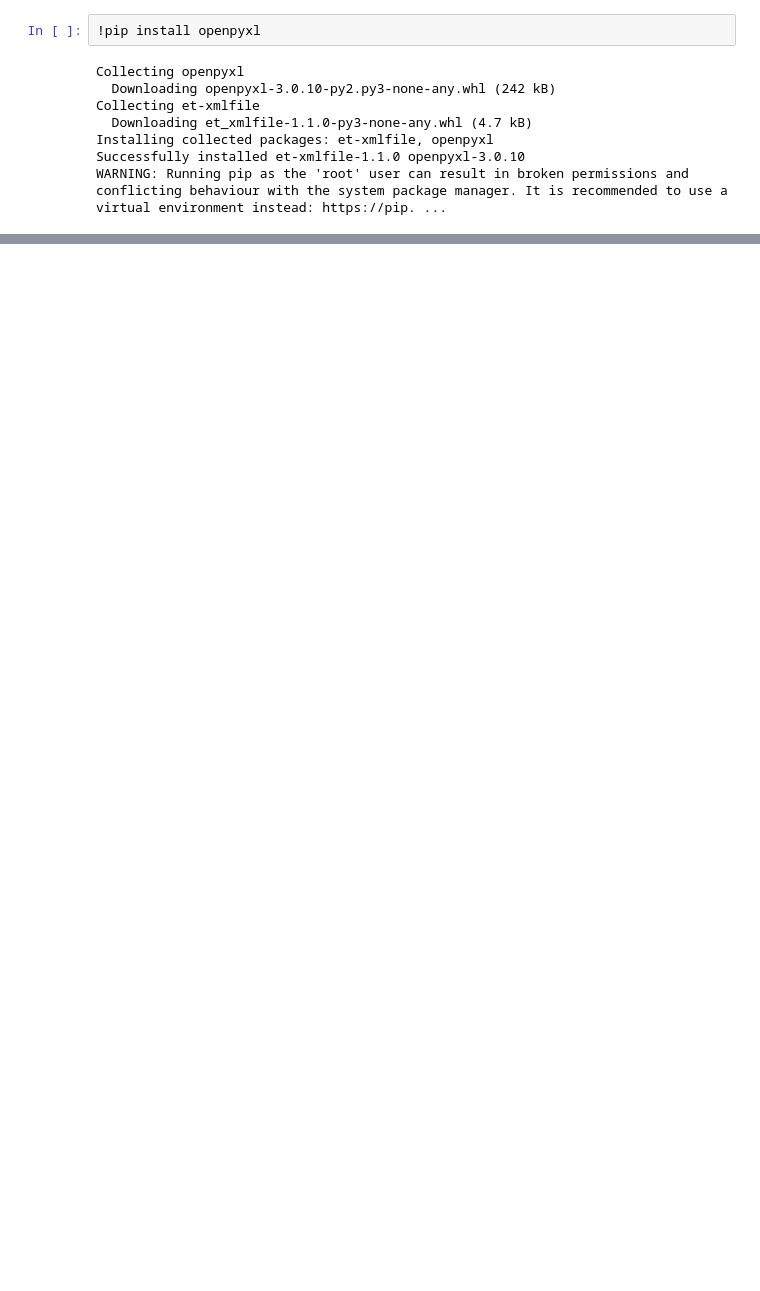
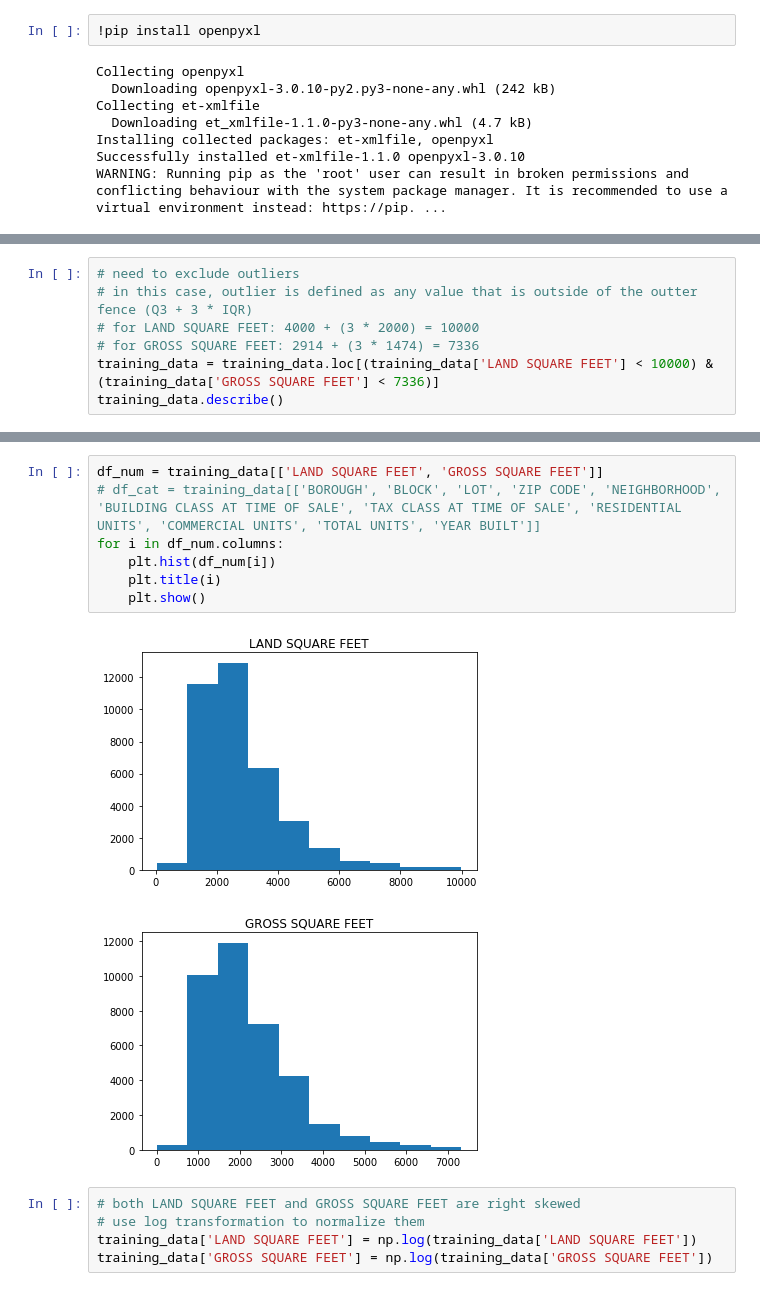
Before and after one commit to xinyuem7/nyc_housing_prediction, a Jupyter notebook: nyc-housing-price-prediction.ipynb, the cells around one changed output, grey strips where cells are left out. Drawn from its saved outputs; the diff is of its cells as text; blank space fills up the shorter version.

```diff
--- a/nyc-housing-price-prediction.ipynb
+++ b/nyc-housing-price-prediction.ipynb
@@ -132,0 +160,7 @@ for i in df_num.columns:
+# %%
+# need to exclude outliers
+# in this case, outlier is defined as any value that is outside of the outter fence (Q3 + 3 * IQR)
+# for LAND SQUARE FEET: 4000 + (3 * 2000) = 10000
+# for GROSS SQUARE FEET: 2914 + (3 * 1474) = 7336
+training_data = training_data.loc[(training_data['LAND SQUARE FEET'] < 10000) & (training_data['GROSS SQUARE FEET'] < 7336)]
+training_data.describe()
@@ -132,0 +177,15 @@ for i in df_num.columns:
+# %%
+df_num = training_data[['LAND SQUARE FEET', 'GROSS SQUARE FEET']]
+# df_cat = training_data[['BOROUGH', 'BLOCK', 'LOT', 'ZIP CODE', 'NEIGHBORHOOD', 'BUILDING CLASS AT TIME OF SALE', 'TAX CLASS AT TIME OF SALE', 'RESIDENTIAL UNITS', 'COMMERCIAL UNITS', 'TOTAL UNITS', 'YEAR BUILT']]
+for i in df_num.columns:
+    plt.hist(df_num[i])
+    plt.title(i)
+    plt.show()
+# %% [output]
+[figure, added]
+[figure, added]
+# %%
+# both LAND SQUARE FEET and GROSS SQUARE FEET are right skewed
+# use log transformation to normalize them
+training_data['LAND SQUARE FEET'] = np.log(training_data['LAND SQUARE FEET'])
+training_data['GROSS SQUARE FEET'] = np.log(training_data['GROSS SQUARE FEET'])
```
Also changed, not shown: parts of 14 cells of this notebook.
